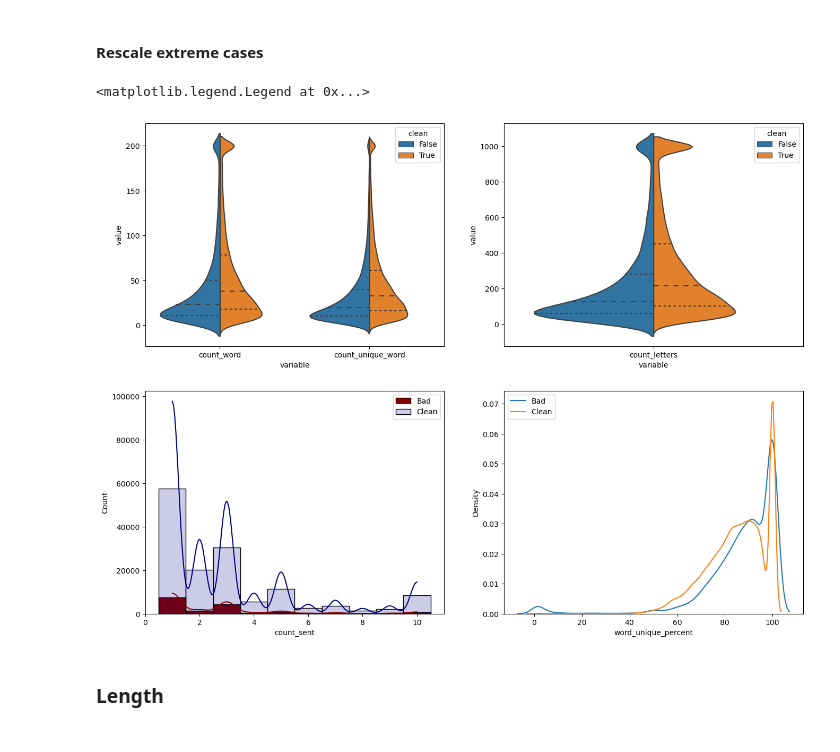
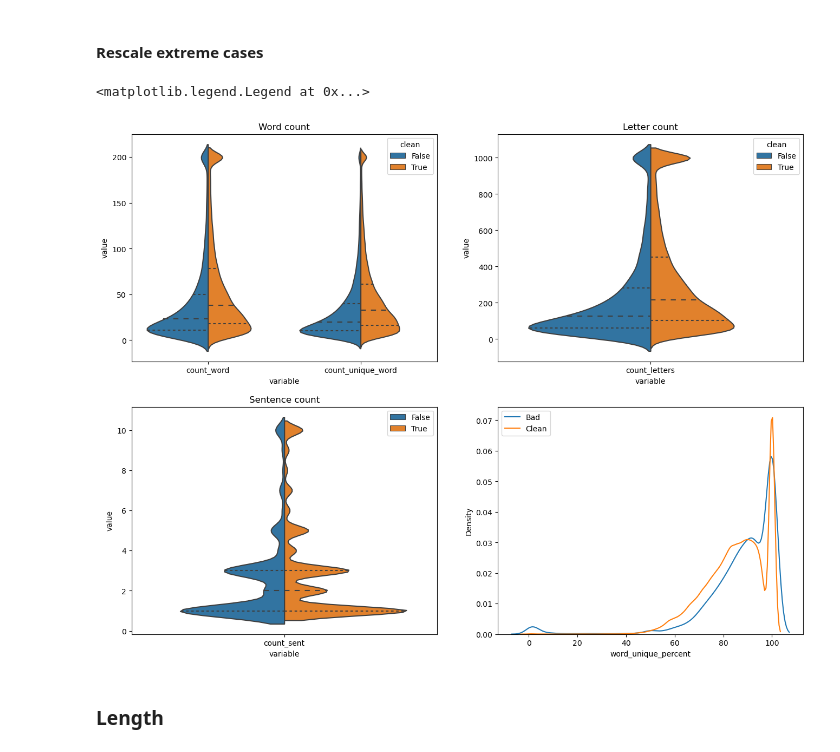
Before and after one commit to IamKrill1n/Toxic-comment-classification, a Jupyter notebook: toxic-ur-mom.ipynb, the cells around one changed output. Saved outputs shown, nothing was run; the diff lists cells and outputs as text; code cells hidden in the pictures.

```diff
--- a/toxic-ur-mom.ipynb
+++ b/toxic-ur-mom.ipynb
@@ -188,22 +188,25 @@ df.loc[df['mean_word_len'] > 10, 'mean_word_len'] = 10
 # %%
 plt.figure(figsize=(16,12))
 plt.subplot(2, 2, 1)
+plt.title('Word count')
 temp_df = pd.melt(df, value_vars=['count_word', 'count_unique_word'], id_vars='clean')
 sns.violinplot(data=temp_df, y = 'value', x = 'variable', hue = 'clean', split = True, inner = 'quart')
 plt.subplot(2, 2, 2)
+plt.title('Letter count')
 temp_df = pd.melt(df, value_vars=['count_letters'], id_vars='clean')
 sns.violinplot(data=temp_df, y = 'value', x = 'variable', hue = 'clean', split = True, inner = 'quart')
 plt.subplot(2, 2, 3)
-sns.histplot(df[df.clean == 0].count_sent, label="Bad", discrete=True, color='darkred', alpha = 1, kde = True)
-sns.histplot(df[df.clean == 1].count_sent, label="Clean", discrete=True, color='darkblue', alpha = 0.2, kde = True)
+plt.title('Sentence count')
+temp_df = pd.melt(df, value_vars=['count_sent'], id_vars='clean')
+sns.violinplot(data=temp_df, y = 'value', x = 'variable', hue = 'clean', split = True, inner = 'quart')
 plt.legend()
 plt.subplot(2, 2, 4)
 sns.kdeplot(df[df.clean == 0].word_unique_percent, label="Bad")
 sns.kdeplot(df[df.clean == 1].word_unique_percent, label="Clean")
 plt.legend()
 # %% [output]
 <matplotlib.legend.Legend at 0x...>
-[figure, old version]
+[figure, new version]
 # %% [markdown]
 ### Length
 # %%
```
Also changed, not shown: parts of 4 cells of this notebook, 1 other file.
